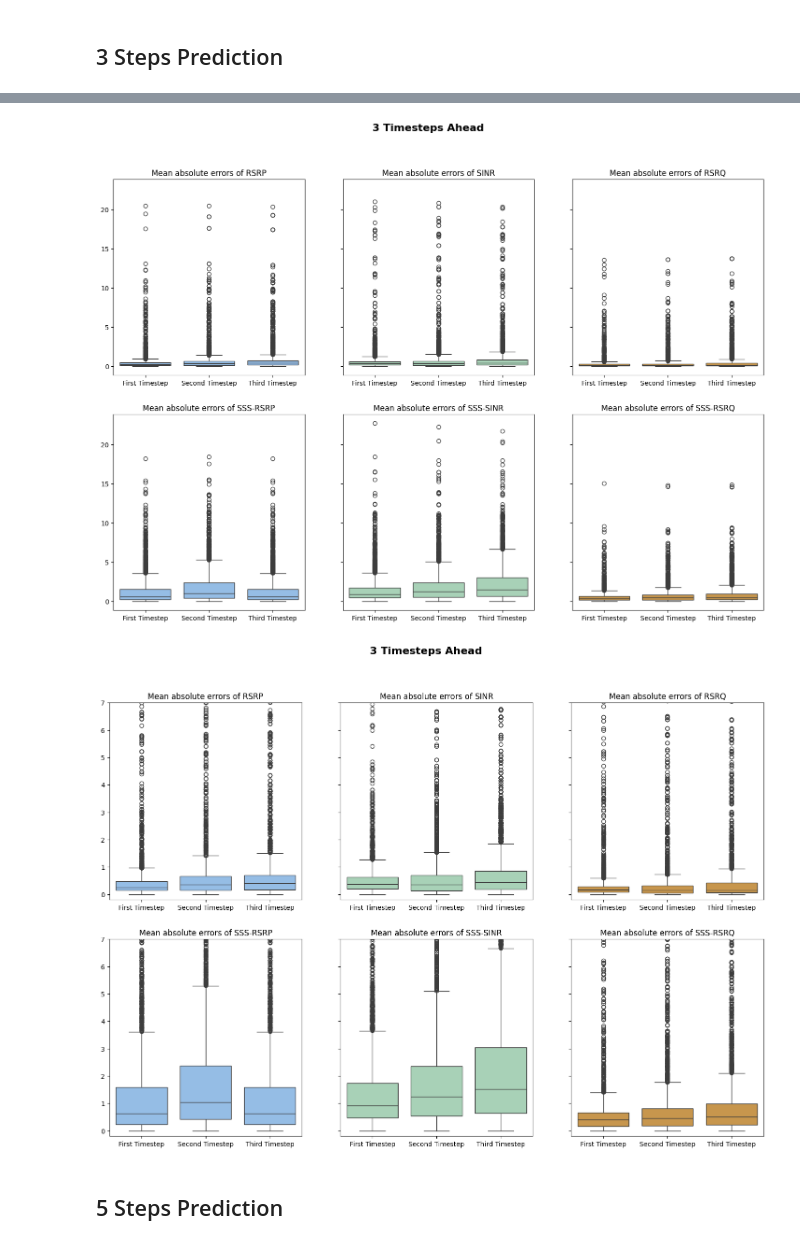
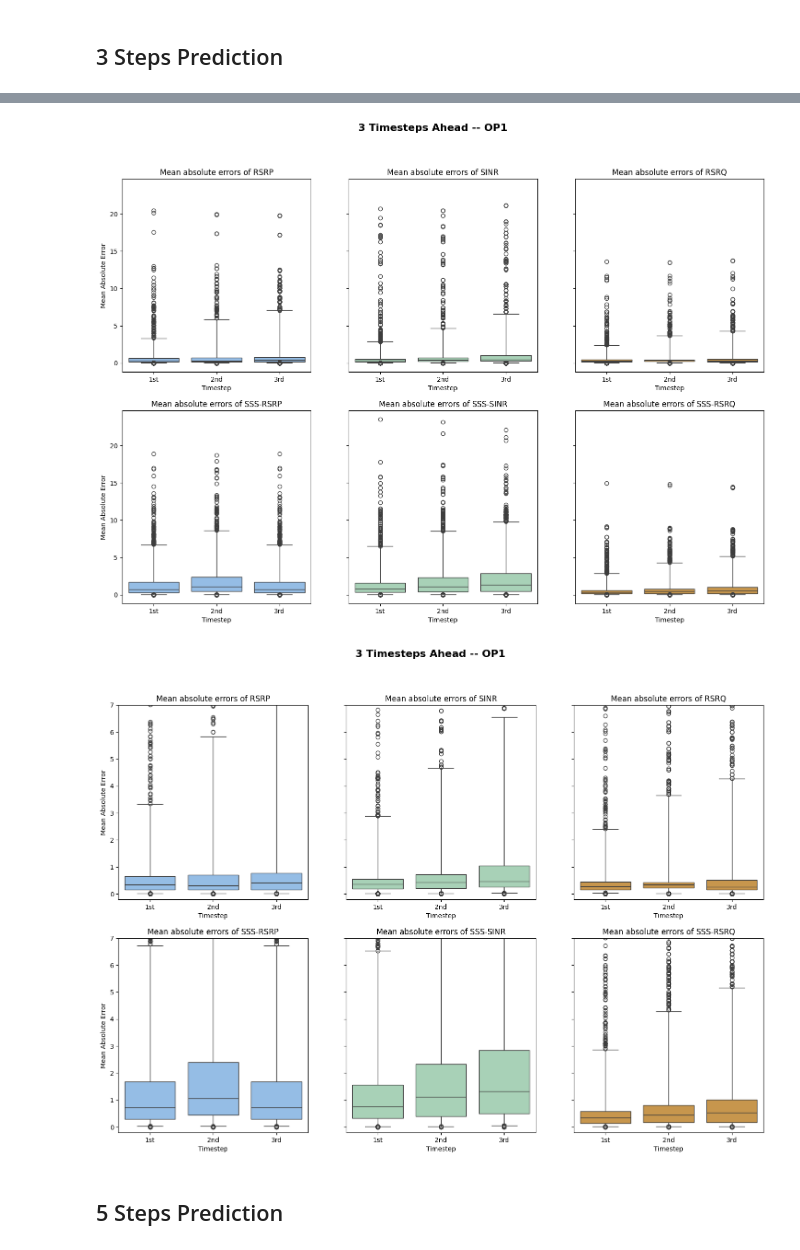
Before and after one commit to ihneskarbovik/master, a Jupyter notebook: multiple_output_lstm.ipynb, the cells around one changed output, grey strips where cells are left out. Saved outputs shown, nothing was run; the diff lists cells and outputs as text; code cells hidden in the pictures.

```diff
--- a/multiple_output_lstm.ipynb
+++ b/multiple_output_lstm.ipynb
@@ -525,63 +500,67 @@ sss_rsrq_lstm_mae = sss_rsrq_lstm['list_mae']
 sss_rsrq_first_step, sss_rsrq_second_step, sss_rsrq_third_step = sss_rsrq_lstm_mae[:, 0], sss_rsrq_lstm_mae[:, 1], sss_rsrq_lstm_mae[:, 2]
 # %%
 fig, axes = plt.subplots(2, 3, figsize=(18, 12), sharey=True)
-sns.boxplot(data=[rsrp_first_step, rsrp_second_step, rsrp_third_step], color=rsrp_colors[2], ax=axes[0, 0])
+sns.boxplot(data=[rsrp_first_step, rsrp_second_step, rsrp_third_step], color=rsrp_colors[2], ax=axes[0, 0], whis=[2.5, 97.5])
 axes[0, 0].set_title('Mean absolute errors of RSRP')
 
-sns.boxplot(data=[sinr_first_step, sinr_second_step, sinr_third_step], color=sinr_colors[2], ax=axes[0, 1])
+sns.boxplot(data=[sinr_first_step, sinr_second_step, sinr_third_step], color=sinr_colors[2], ax=axes[0, 1], whis=[2.5, 97.5])
 axes[0, 1].set_title('Mean absolute errors of SINR')
 
-sns.boxplot(data=[rsrq_first_step, rsrq_second_step, rsrq_third_step], color=rsrq_colors[2], ax=axes[0, 2])
+sns.boxplot(data=[rsrq_first_step, rsrq_second_step, rsrq_third_step], color=rsrq_colors[2], ax=axes[0, 2], whis=[2.5, 97.5])
 axes[0, 2].set_title('Mean absolute errors of RSRQ')
 
-sns.boxplot(data=[sss_rsrp_first_step, sss_rsrp_second_step, sss_rsrp_first_step], color=rsrp_colors[2], ax=axes[1, 0])
+sns.boxplot(data=[sss_rsrp_first_step, sss_rsrp_second_step, sss_rsrp_first_step], color=rsrp_colors[2], ax=axes[1, 0], whis=[2.5, 97.5])
 axes[1, 0].set_title('Mean absolute errors of SSS-RSRP')
 
-sns.boxplot(data=[sss_sinr_first_step, sss_sinr_second_step, sss_sinr_third_step], color=sinr_colors[2], ax=axes[1, 1])
+sns.boxplot(data=[sss_sinr_first_step, sss_sinr_second_step, sss_sinr_third_step], color=sinr_colors[2], ax=axes[1, 1], whis=[2.5, 97.5])
 axes[1, 1].set_title('Mean absolute errors of SSS-SINR')
 
-sns.boxplot(data=[sss_rsrq_first_step, sss_rsrq_second_step, sss_rsrq_third_step], color=rsrq_colors[2], ax=axes[1, 2])
+sns.boxplot(data=[sss_rsrq_first_step, sss_rsrq_second_step, sss_rsrq_third_step], color=rsrq_colors[2], ax=axes[1, 2], whis=[2.5, 97.5])
 axes[1, 2].set_title('Mean absolute errors of SSS-RSRQ')
 
 for ax in axes.flat:
+    ax.set_ylabel('Mean Absolute Error')
+    ax.set_xlabel('Timestep')
     ax.set_xticks([0, 1, 2])
-    ax.set_xticklabels(['First Timestep', 'Second Timestep', 'Third Timestep'])
+    ax.set_xticklabels(['1st', '2nd', '3rd'])
 
-plt.suptitle(f'{n_steps_out} Timesteps Ahead', fontsize=16, fontweight='semibold')
+plt.suptitle(f'{n_steps_out} Timesteps Ahead -- OP1', fontsize=16, fontweight='semibold')
 
 plt.show()
 # %% [output]
-[figure, old version]
+[figure, new version]
 # %%
 fig, axes = plt.subplots(2, 3, figsize=(18, 12), sharey=True)
-sns.boxplot(data=[rsrp_first_step, rsrp_second_step, rsrp_third_step], color=rsrp_colors[2], ax=axes[0, 0])
+sns.boxplot(data=[rsrp_first_step, rsrp_second_step, rsrp_third_step], color=rsrp_colors[2], ax=axes[0, 0], whis=[2.5, 97.5])
 axes[0, 0].set_title('Mean absolute errors of RSRP')
 
-sns.boxplot(data=[sinr_first_step, sinr_second_step, sinr_third_step], color=sinr_colors[2], ax=axes[0, 1])
+sns.boxplot(data=[sinr_first_step, sinr_second_step, sinr_third_step], color=sinr_colors[2], ax=axes[0, 1], whis=[2.5, 97.5])
 axes[0, 1].set_title('Mean absolute errors of SINR')
 
-sns.boxplot(data=[rsrq_first_step, rsrq_second_step, rsrq_third_step], color=rsrq_colors[2], ax=axes[0, 2])
+sns.boxplot(data=[rsrq_first_step, rsrq_second_step, rsrq_third_step], color=rsrq_colors[2], ax=axes[0, 2], whis=[2.5, 97.5])
 axes[0, 2].set_title('Mean absolute errors of RSRQ')
 
-sns.boxplot(data=[sss_rsrp_first_step, sss_rsrp_second_step, sss_rsrp_first_step], color=rsrp_colors[2], ax=axes[1, 0])
+sns.boxplot(data=[sss_rsrp_first_step, sss_rsrp_second_step, sss_rsrp_first_step], color=rsrp_colors[2], ax=axes[1, 0], whis=[2.5, 97.5])
 axes[1, 0].set_title('Mean absolute errors of SSS-RSRP')
 
-sns.boxplot(data=[sss_sinr_first_step, sss_sinr_second_step, sss_sinr_third_step], color=sinr_colors[2], ax=axes[1, 1])
+sns.boxplot(data=[sss_sinr_first_step, sss_sinr_second_step, sss_sinr_third_step], color=sinr_colors[2], ax=axes[1, 1], whis=[2.5, 97.5])
 axes[1, 1].set_title('Mean absolute errors of SSS-SINR')
 
-sns.boxplot(data=[sss_rsrq_first_step, sss_rsrq_second_step, sss_rsrq_third_step], color=rsrq_colors[2], ax=axes[1, 2])
+sns.boxplot(data=[sss_rsrq_first_step, sss_rsrq_second_step, sss_rsrq_third_step], color=rsrq_colors[2], ax=axes[1, 2], whis=[2.5, 97.5])
 axes[1, 2].set_title('Mean absolute errors of SSS-RSRQ')
 
 for ax in axes.flat:
+    ax.set_ylabel('Mean Absolute Error')
+    ax.set_xlabel('Timestep')
     ax.set_xticks([0, 1, 2])
-    ax.set_xticklabels(['First Timestep', 'Second Timestep', 'Third Timestep'])
+    ax.set_xticklabels(['1st', '2nd', '3rd'])
 
 axes[0, 0].set_ylim(-0.2, 7)
-plt.suptitle(f'{n_steps_out} Timesteps Ahead', fontsize=16, fontweight='semibold')
+plt.suptitle(f'{n_steps_out} Timesteps Ahead -- OP1', fontsize=16, fontweight='semibold')
 
 plt.show()
 # %% [output]
-[figure, old version]
+[figure, new version]
 # %% [markdown]
 ## 5 Steps Prediction
 # %%
```
Also changed, not shown: parts of 10 cells of this notebook.
